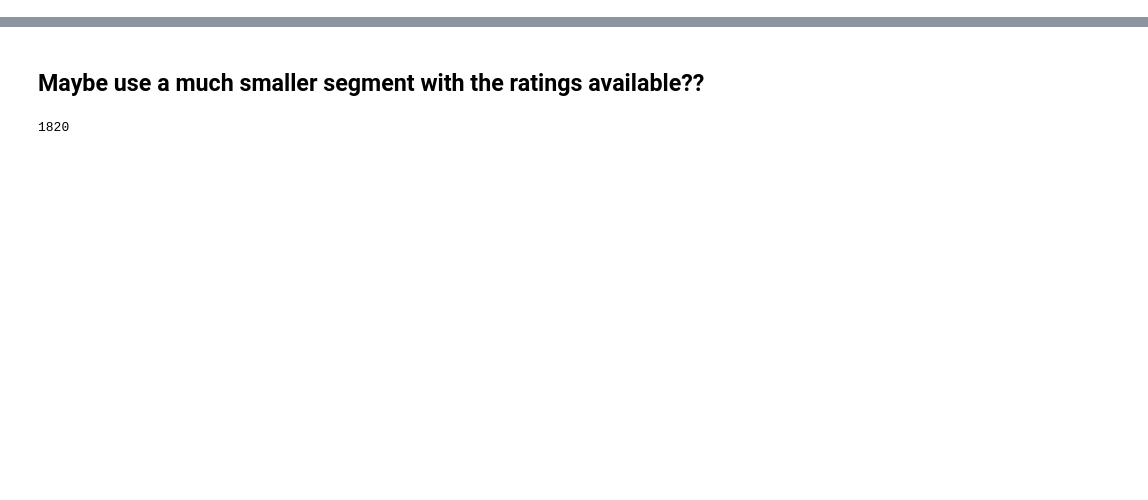
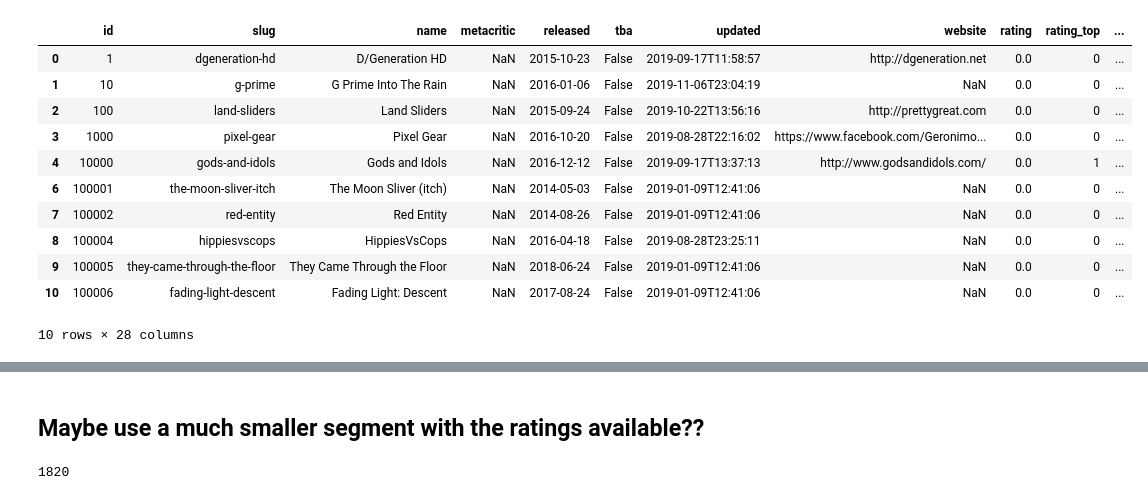
Before and after one commit to Mr-Stark01/ITSDPROJ, a Jupyter notebook: nb.ipynb, the cells around one changed output, grey strips where cells are left out. Cells and saved outputs as stored; diff of their text form; code cells hidden in the pictures; blank space fills up the shorter version.

```diff
--- a/nb.ipynb
+++ b/nb.ipynb
@@ -6,0 +21,16 @@ df = pd.read_csv('game_info.csv')
+# %%
+filtered_df  = df.dropna(subset=['genres'])
+filtered_df.head(10)
+# %% [output]
+|  | id | slug | name | metacritic | released | tba | updated | website | rating | rating_top | ... |
+| 0 | 1 | dgeneration-hd | D/Generation HD | NaN | 2015-10-23 | False | 2019-09-17T11:58:57 | http://dgeneration.net | 0.0 | 0 | ... |
+| 1 | 10 | g-prime | G Prime Into The Rain | NaN | 2016-01-06 | False | 2019-11-06T23:04:19 | NaN | 0.0 | 0 | ... |
+| 2 | 100 | land-sliders | Land Sliders | NaN | 2015-09-24 | False | 2019-10-22T13:56:16 | http://prettygreat.com | 0.0 | 0 | ... |
+| 3 | 1000 | pixel-gear | Pixel Gear | NaN | 2016-10-20 | False | 2019-08-28T22:16:02 | https://www.facebook.com/Geronimo... | 0.0 | 0 | ... |
+| 4 | 10000 | gods-and-idols | Gods and Idols | NaN | 2016-12-12 | False | 2019-09-17T13:37:13 | http://www.godsandidols.com/ | 0.0 | 1 | ... |
+| 6 | 100001 | the-moon-sliver-itch | The Moon Sliver (itch) | NaN | 2014-05-03 | False | 2019-01-09T12:41:06 | NaN | 0.0 | 0 | ... |
+| 7 | 100002 | red-entity | Red Entity | NaN | 2014-08-26 | False | 2019-01-09T12:41:06 | NaN | 0.0 | 0 | ... |
+| 8 | 100004 | hippiesvscops | HippiesVsCops | NaN | 2016-04-18 | False | 2019-08-28T23:25:11 | NaN | 0.0 | 0 | ... |
+| 9 | 100005 | they-came-through-the-floor | They Came Through the Floor | NaN | 2018-06-24 | False | 2019-01-09T12:41:06 | NaN | 0.0 | 0 | ... |
+| 10 | 100006 | fading-light-descent | Fading Light: Descent | NaN | 2017-08-24 | False | 2019-01-09T12:41:06 | NaN | 0.0 | 0 | ... |
+10 rows × 28 columns
```
Also changed, not shown: parts of 12 cells of this notebook.
